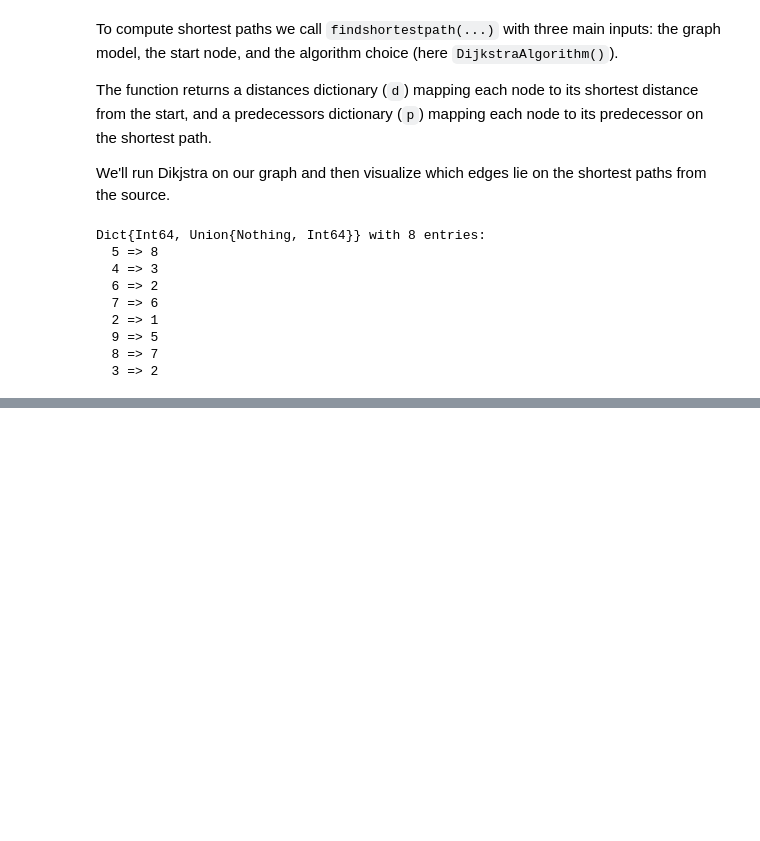
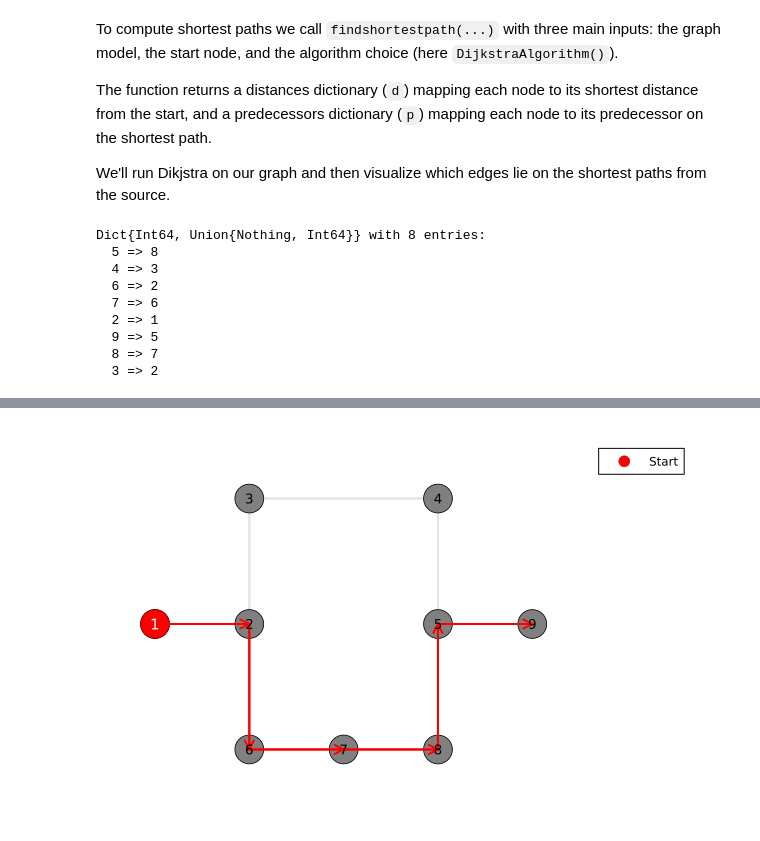
Before and after one commit to varnerlab/CHEME-140-eCornell-Repository, a Jupyter notebook: courses/CHEME-143/module-3/CHEME-143-M3-Dijkstra-FunWithShortestPath-Ungraded-Codio-Activity.ipynb, the cells around one changed output, grey strips where cells are left out. Cells and saved outputs as stored; diff of their text form; code cells hidden in the pictures; blank space fills up the shorter version.

```diff
--- a/courses/CHEME-143/module-3/CHEME-143-M3-Dijkstra-FunWithShortestPath-Ungraded-Codio-Activity.ipynb
+++ b/courses/CHEME-143/module-3/CHEME-143-M3-Dijkstra-FunWithShortestPath-Ungraded-Codio-Activity.ipynb
@@ -16,0 +20,16 @@ In addition to standard Julia libraries, we'll also use [the `VLDataScienceMachi
+# %%
+# We are going to plot the path through a graph, so let's provide the coordinates for each node, i.e., the layout
+# This layout looks like our schematic but you can rearrange this if you want!
+node_coordinates = [
+
+    # source node (project start)
+    10.0 10.0 ; # 1 source node s (x,y) coordinates
+    11.0 10.0 ; # 2
+    11.0 11.0 ; # 3
+    13.0 11.0 ; # 4
+    13.0 10.0 ; # 5
+    11.0 9.0  ; # 6
+    12.0 9.0  ; # 7
+    13.0 9.0  ; # 8
+    14.0 10.0  ; # 9 project completion
+];
@@ -124,0 +239,54 @@ Dict{Int64, Union{Nothing, Int64}} with 8 entries:
+# %%
+let
+
+    # initialize -
+    base_graphmodel = directedgraphmodel;
+
+    # call the flow -
+    f = flow(directedgraphmodel, d, p);
+
+    q = plot();
+    for (k,v) ∈ base_graphmodel.edgesinverse
+
+        # now, get the source,target node index for this edge
+        s = v[1];
+        t = v[2];
+        plot!([node_coordinates[s,1], node_coordinates[t,1]],[node_coordinates[s,2], node_coordinates[t,2]], arrow=true, color=:gray90, lw=2, label="")
+    end
+    scatter!(node_coordinates[:,1], node_coordinates[:,2], axis=nothing, border=:none, label="", c=:gray, ms=16)
+
+    source_node = 1
+    target_node = 9
+    scatter!([node_coordinates[source_node,1]], [node_coordinates[source_node,2]],
+             c=:red, ms=16, markerstroke=2, markerstrokecolor=:darkred,
+             label="Start")
+
+    # plot path -
+    shortest_path_nodes = reconstruct_path(p, 9); # reconstruct the path to the project completion node (9)
+    for i in 1:length(shortest_path_nodes)-1
+        s = shortest_path_nodes[i]
+        t = shortest_path_nodes[i+1]
+        plot!([node_coordinates[s,1], node_coordinates[t,1]],[node_coordinates[s,2], node_coordinates[t,2]], arrow=true, color=:red, lw=2, label="")
+    end
+
+    n_nodes = size(node_coordinates, 1)
+    for i in 1:n_nodes
+        x = node_coordinates[i,1]
+        y = node_coordinates[i,2]
+        if i == 1
+            # white text for the red source node
+            annotate!(x, y, text(string(i), 10, :white))
+        else
+            # black text for other nodes
+            annotate!(x, y, text(string(i), 9, :black))
+        end
+    end
+
+    plot!(axis=nothing, border=:none, legend=:outertopright, legendfontsize=8,
+          background_color=:white, xlim=(9.5, 14.5), ylim=(8.5, 11.5))
+
+    current()
+
+end
+# %% [output]
+[figure, added]
```
Also changed, not shown: parts of 5 cells of this notebook, 1 other file.
